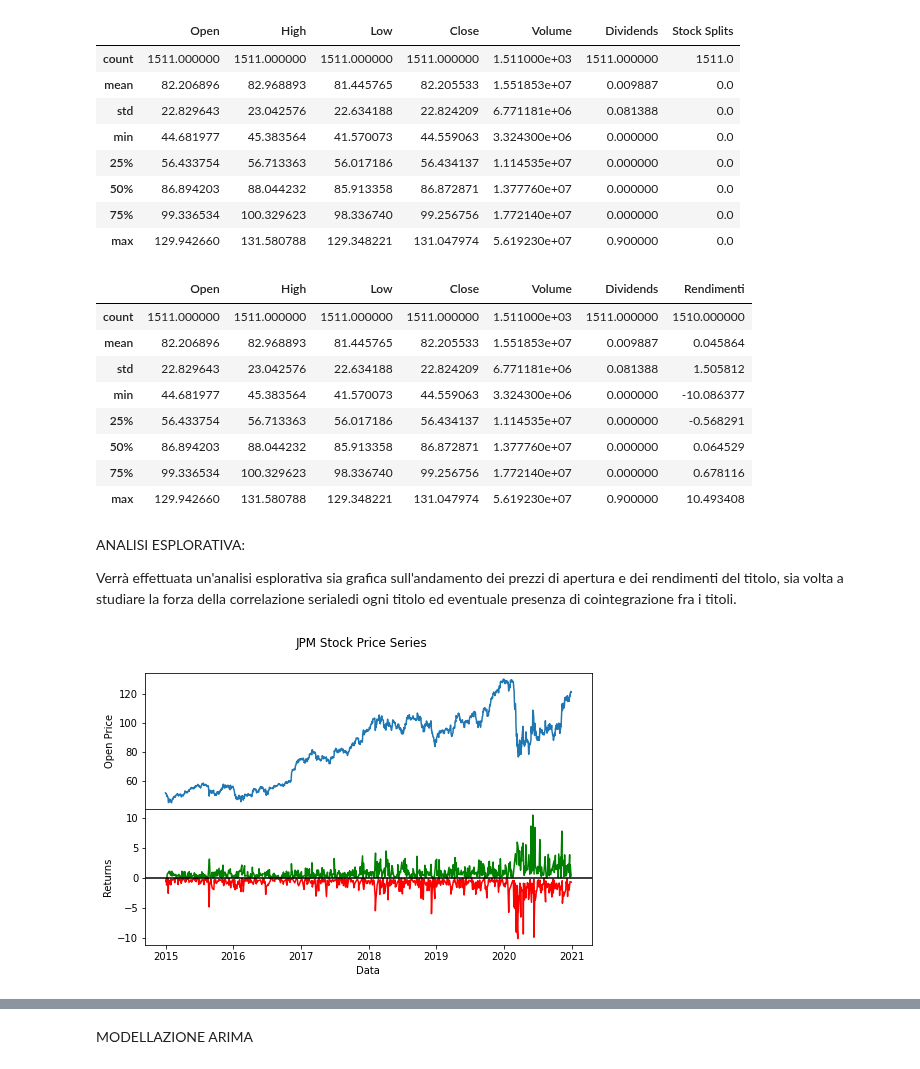
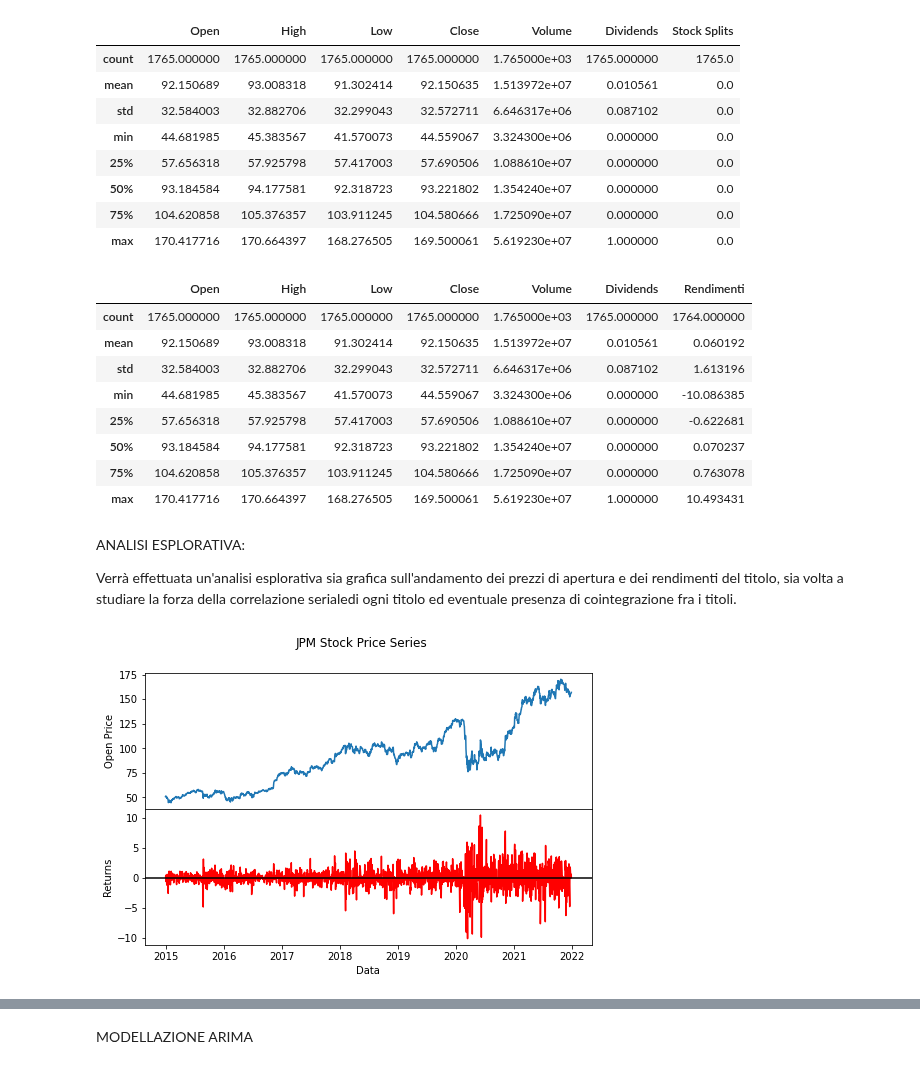
Before and after one commit to SalvatoreLatora/Stock-price-predictions-using-Neural-Networks, a Jupyter notebook: Code_exam.ipynb, the cells around one changed output, grey strips where cells are left out. Drawn from its saved outputs; the diff is of its cells as text; code cells hidden in the pictures.

```diff
--- a/Code_exam.ipynb
+++ b/Code_exam.ipynb
@@ -20,18 +16,18 @@ from tensorflow.keras import layers
 warnings.filterwarnings("ignore")
 # %%
 JPM = yf.Ticker('JPM')
-JPM = JPM.history(start='2015-01-01',end='2020-12-31')
+JPM = JPM.history(start='2014-12-29',end='2021-12-31')
 JPM.describe()
 # %% [output]
 |  | Open | High | Low | Close | Volume | Dividends | Stock Splits |
-| count | 1511.000000 | 1511.000000 | 1511.000000 | 1511.000000 | 1.511000e+03 | 1511.000000 | 1511.0 |
-| mean | 82.206896 | 82.968893 | 81.445765 | 82.205533 | 1.551853e+07 | 0.009887 | 0.0 |
-| std | 22.829643 | 23.042576 | 22.634188 | 22.824209 | 6.771181e+06 | 0.081388 | 0.0 |
-| min | 44.681977 | 45.383564 | 41.570073 | 44.559063 | 3.324300e+06 | 0.000000 | 0.0 |
-| 25% | 56.433754 | 56.713363 | 56.017186 | 56.434137 | 1.114535e+07 | 0.000000 | 0.0 |
-| 50% | 86.894203 | 88.044232 | 85.913358 | 86.872871 | 1.377760e+07 | 0.000000 | 0.0 |
-| 75% | 99.336534 | 100.329623 | 98.336740 | 99.256756 | 1.772140e+07 | 0.000000 | 0.0 |
-| max | 129.942660 | 131.580788 | 129.348221 | 131.047974 | 5.619230e+07 | 0.900000 | 0.0 |
+| count | 1765.000000 | 1765.000000 | 1765.000000 | 1765.000000 | 1.765000e+03 | 1765.000000 | 1765.0 |
+| mean | 92.150689 | 93.008318 | 91.302414 | 92.150635 | 1.513972e+07 | 0.010561 | 0.0 |
+| std | 32.584003 | 32.882706 | 32.299043 | 32.572711 | 6.646317e+06 | 0.087102 | 0.0 |
+| min | 44.681985 | 45.383567 | 41.570073 | 44.559067 | 3.324300e+06 | 0.000000 | 0.0 |
+| 25% | 57.656318 | 57.925798 | 57.417003 | 57.690506 | 1.088610e+07 | 0.000000 | 0.0 |
+| 50% | 93.184584 | 94.177581 | 92.318723 | 93.221802 | 1.354240e+07 | 0.000000 | 0.0 |
+| 75% | 104.620858 | 105.376357 | 103.911245 | 104.580666 | 1.725090e+07 | 0.000000 | 0.0 |
+| max | 170.417716 | 170.664397 | 168.276505 | 169.500061 | 5.619230e+07 | 1.000000 | 0.0 |
 # %%
 # Elimino la colonna 'Stock Splits', poichè è una colonna contenente tutti zeri, è aggiungo la colonna relativa ai rendimenti del titolo
 # che serve soltanto per l'analisi esplorativa
@@ -40,38 +36,36 @@ JPM['Rendimenti'] = JPM['Open'].diff()
 JPM.describe()
 # %% [output]
 |  | Open | High | Low | Close | Volume | Dividends | Rendimenti |
-| count | 1511.000000 | 1511.000000 | 1511.000000 | 1511.000000 | 1.511000e+03 | 1511.000000 | 1510.000000 |
-| mean | 82.206896 | 82.968893 | 81.445765 | 82.205533 | 1.551853e+07 | 0.009887 | 0.045864 |
-| std | 22.829643 | 23.042576 | 22.634188 | 22.824209 | 6.771181e+06 | 0.081388 | 1.505812 |
-| min | 44.681977 | 45.383564 | 41.570073 | 44.559063 | 3.324300e+06 | 0.000000 | -10.086377 |
-| 25% | 56.433754 | 56.713363 | 56.017186 | 56.434137 | 1.114535e+07 | 0.000000 | -0.568291 |
-| 50% | 86.894203 | 88.044232 | 85.913358 | 86.872871 | 1.377760e+07 | 0.000000 | 0.064529 |
-| 75% | 99.336534 | 100.329623 | 98.336740 | 99.256756 | 1.772140e+07 | 0.000000 | 0.678116 |
-| max | 129.942660 | 131.580788 | 129.348221 | 131.047974 | 5.619230e+07 | 0.900000 | 10.493408 |
+| count | 1765.000000 | 1765.000000 | 1765.000000 | 1765.000000 | 1.765000e+03 | 1765.000000 | 1764.000000 |
+| mean | 92.150689 | 93.008318 | 91.302414 | 92.150635 | 1.513972e+07 | 0.010561 | 0.060192 |
+| std | 32.584003 | 32.882706 | 32.299043 | 32.572711 | 6.646317e+06 | 0.087102 | 1.613196 |
+| min | 44.681985 | 45.383567 | 41.570073 | 44.559067 | 3.324300e+06 | 0.000000 | -10.086385 |
+| 25% | 57.656318 | 57.925798 | 57.417003 | 57.690506 | 1.088610e+07 | 0.000000 | -0.622681 |
+| 50% | 93.184584 | 94.177581 | 92.318723 | 93.221802 | 1.354240e+07 | 0.000000 | 0.070237 |
+| 75% | 104.620858 | 105.376357 | 103.911245 | 104.580666 | 1.725090e+07 | 0.000000 | 0.763078 |
+| max | 170.417716 | 170.664397 | 168.276505 | 169.500061 | 5.619230e+07 | 1.000000 | 10.493431 |
 # %% [markdown]
 ANALISI ESPLORATIVA:
 
 
 Verrà effettuata un'analisi esplorativa sia grafica sull'andamento dei prezzi di apertura e dei rendimenti del titolo, sia volta a studiare la forza della correlazione serialedi ogni titolo ed eventuale presenza di cointegrazione fra i titoli.
 # %%
-neg = JPM['Rendimenti']>=0
 fig = plt.figure(figsize=(8,5))
 gs = fig.add_gridspec(2, hspace=0)
 axs = gs.subplots(sharex=True, sharey=False)
 fig.suptitle('JPM Stock Price Series')
 axs[0].plot(JPM['Open'])
-axs[1].plot(JPM['Rendimenti'][neg==True], color = "green")
-axs[1].plot(JPM['Rendimenti'][neg==False], color = "red")
+axs[1].plot(JPM['Rendimenti'], color ="red")
 axs[1].axhline(y=0.045864, color = "black", linestyle="solid")
 axs[1].set_xlabel("Data")
 axs[1].set_ylabel("Returns")
 axs[0].set_ylabel("Open Price")
 for ax in axs.flat:
     ax.label_outer()
 
 # la serie mostra un forte trend, e una volatilità crescente con un cluster abbastanza corposo nell'ultimo periodo.
 # %% [output]
-[figure, old version]
+[figure, new version]
 # %%
 # ACF E PACF della serie; utile anche a capire l'ordine del modello ARIMA
 fig, ax = plt.subplots(1, 2, figsize=(8,5))
```
Also changed, not shown: parts of 11 cells of this notebook.
